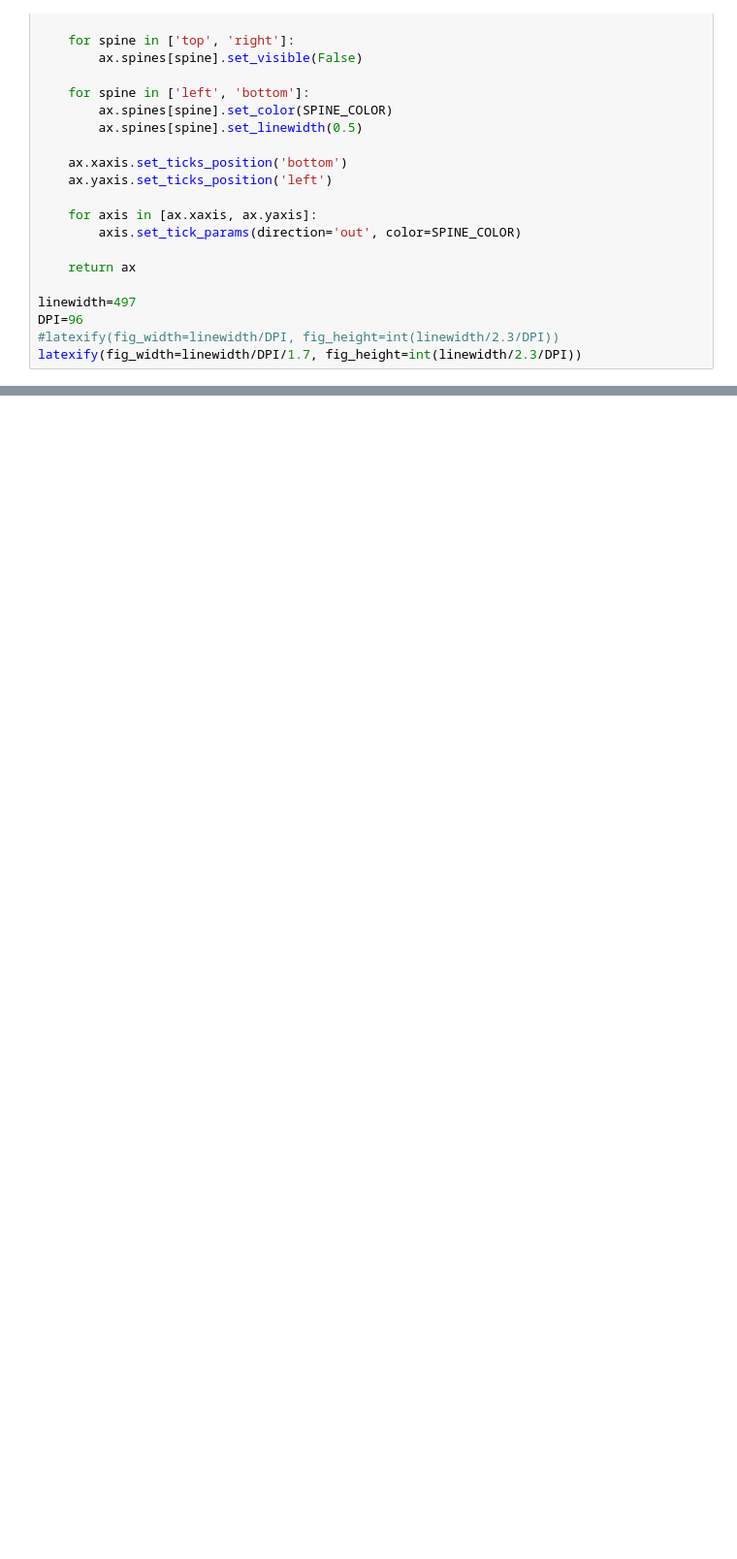
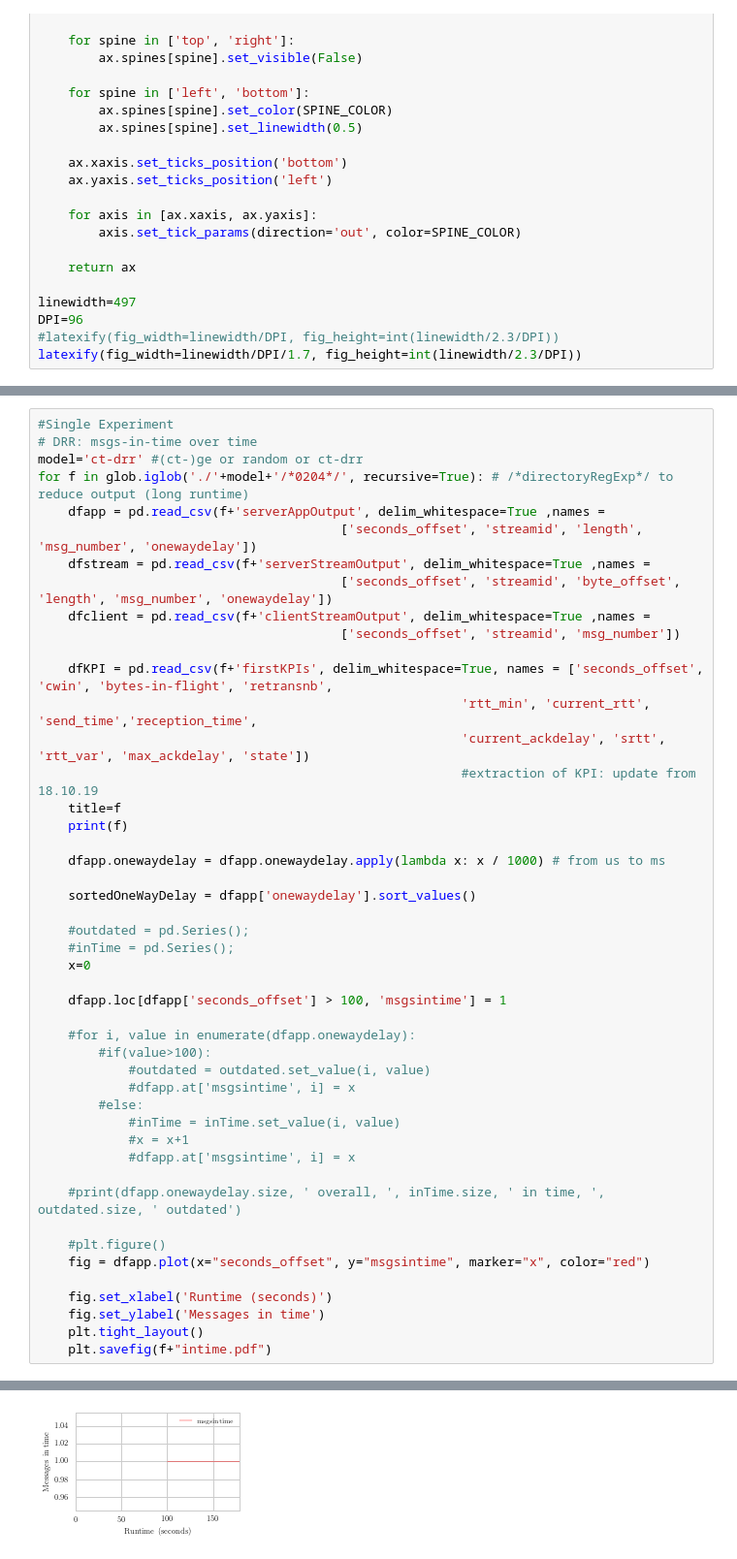
Before and after one commit to Timo2907/picoquic, a Jupyter notebook: experiments/results/eval_plot.ipynb, the cells around one changed output, grey strips where cells are left out. Shown at 97% size. Cells and saved outputs as stored; diff of their text form; blank space fills up the shorter version.

```diff
--- a/experiments/results/eval_plot.ipynb
+++ b/experiments/results/eval_plot.ipynb
@@ -796,0 +852,48 @@ plt.savefig(f+model+"_msgs_retransInTime_boxplot.pdf")
+# %%
+#Single Experiment
+# DRR: msgs-in-time over time
+model='ct-drr' #(ct-)ge or random or ct-drr
+for f in glob.iglob('./'+model+'/*0204*/', recursive=True): # /*directoryRegExp*/ to reduce output (long runtime)
+    dfapp = pd.read_csv(f+'serverAppOutput', delim_whitespace=True ,names =
+                                        ['seconds_offset', 'streamid', 'length', 'msg_number', 'onewaydelay'])
+    dfstream = pd.read_csv(f+'serverStreamOutput', delim_whitespace=True ,names =
+                                        ['seconds_offset', 'streamid', 'byte_offset', 'length', 'msg_number', 'onewaydelay'])
+    dfclient = pd.read_csv(f+'clientStreamOutput', delim_whitespace=True ,names =
+                                        ['seconds_offset', 'streamid', 'msg_number'])
+
+    dfKPI = pd.read_csv(f+'firstKPIs', delim_whitespace=True, names = ['seconds_offset', 'cwin', 'bytes-in-flight', 'retransnb',
+                                                        'rtt_min', 'current_rtt', 'send_time','reception_time',
+                                                        'current_ackdelay', 'srtt', 'rtt_var', 'max_ackdelay', 'state'])
+                                                        #extraction of KPI: update from 18.10.19
+    title=f
+    print(f)
+
+    dfapp.onewaydelay = dfapp.onewaydelay.apply(lambda x: x / 1000) # from us to ms
+
+    sortedOneWayDelay = dfapp['onewaydelay'].sort_values()
+
+    #outdated = pd.Series();
+    #inTime = pd.Series();
+    x=0
+
+    dfapp.loc[dfapp['seconds_offset'] > 100, 'msgsintime'] = 1
+
+    #for i, value in enumerate(dfapp.onewaydelay):
+        #if(value>100):
+            #outdated = outdated.set_value(i, value)
+            #dfapp.at['msgsintime', i] = x
+        #else:
+            #inTime = inTime.set_value(i, value)
+            #x = x+1
+            #dfapp.at['msgsintime', i] = x
+
+    #print(dfapp.onewaydelay.size, ' overall, ', inTime.size, ' in time, ', outdated.size, ' outdated')
+
+    #plt.figure()
+    fig = dfapp.plot(x="seconds_offset", y="msgsintime", marker="x", color="red")
+
+    fig.set_xlabel('Runtime (seconds)')
+    fig.set_ylabel('Messages in time')
+    plt.tight_layout()
+    plt.savefig(f+"intime.pdf")
+# %% [output]
@@ -796,0 +918 @@ plt.savefig(f+model+"_msgs_retransInTime_boxplot.pdf")
+[figure, added]
```
Also changed, not shown: parts of 11 cells of this notebook, 18 other files.
